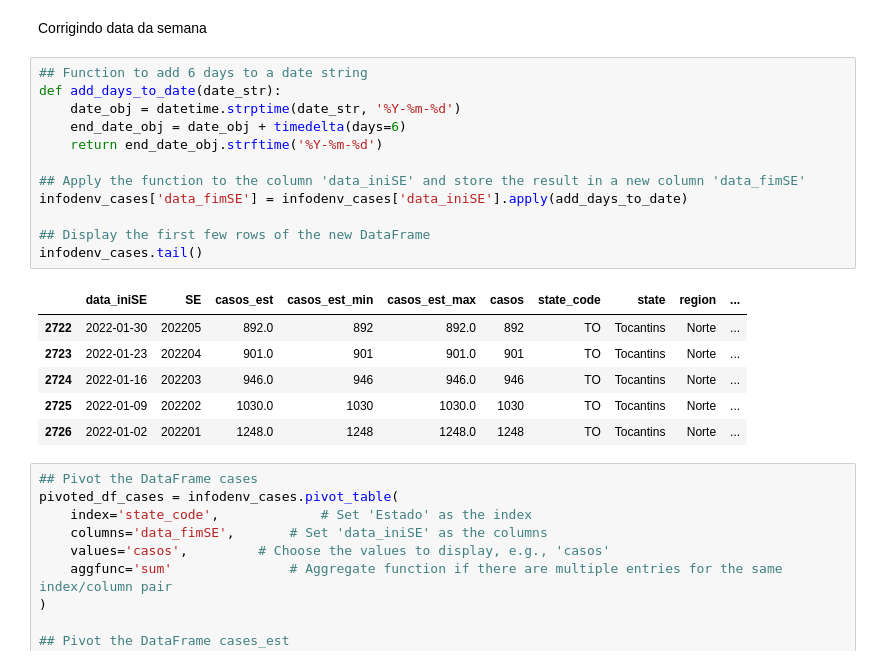
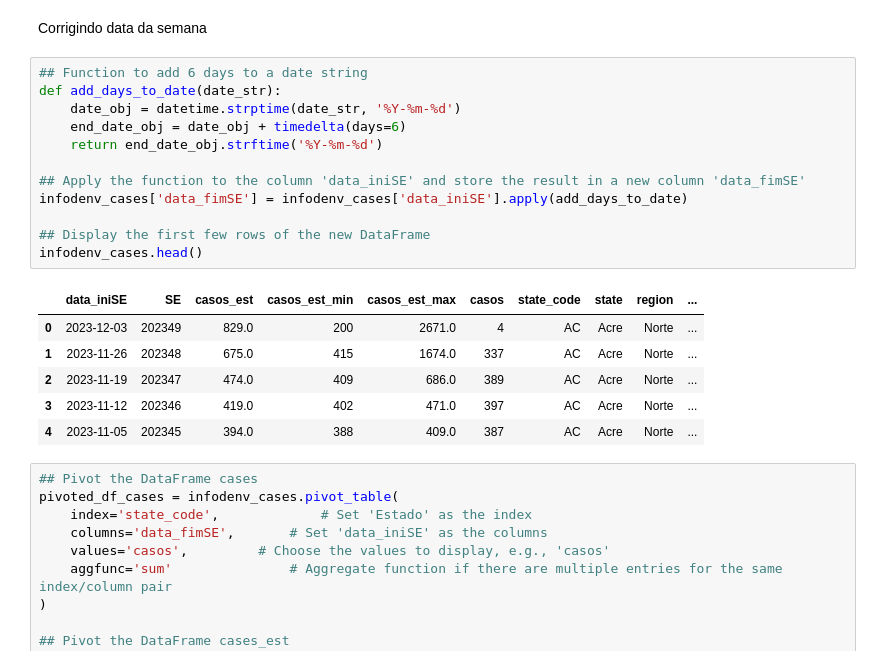
Before and after one commit to InstitutoTodosPelaSaude/arbo, a Jupyter notebook: EDA/scripts/arbo_api_infodenv.ipynb, the cells around one changed output. Cells and saved outputs as stored; diff of their text form.

```diff
--- a/EDA/scripts/arbo_api_infodenv.ipynb
+++ b/EDA/scripts/arbo_api_infodenv.ipynb
@@ -178,22 +178,22 @@ Corrigindo data da semana
 # %%
 ## Function to add 6 days to a date string
 def add_days_to_date(date_str):
     date_obj = datetime.strptime(date_str, '%Y-%m-%d')
     end_date_obj = date_obj + timedelta(days=6)
     return end_date_obj.strftime('%Y-%m-%d')
 
 ## Apply the function to the column 'data_iniSE' and store the result in a new column 'data_fimSE'
 infodenv_cases['data_fimSE'] = infodenv_cases['data_iniSE'].apply(add_days_to_date)
 
 ## Display the first few rows of the new DataFrame
-infodenv_cases.tail()
+infodenv_cases.head()
 # %% [output]
 |  | data_iniSE | SE | casos_est | casos_est_min | casos_est_max | casos | state_code | state | region | ... |
-| 2722 | 2022-01-30 | 202205 | 892.0 | 892 | 892.0 | 892 | TO | Tocantins | Norte | ... |
-| 2723 | 2022-01-23 | 202204 | 901.0 | 901 | 901.0 | 901 | TO | Tocantins | Norte | ... |
-| 2724 | 2022-01-16 | 202203 | 946.0 | 946 | 946.0 | 946 | TO | Tocantins | Norte | ... |
-| 2725 | 2022-01-09 | 202202 | 1030.0 | 1030 | 1030.0 | 1030 | TO | Tocantins | Norte | ... |
-| 2726 | 2022-01-02 | 202201 | 1248.0 | 1248 | 1248.0 | 1248 | TO | Tocantins | Norte | ... |
+| 0 | 2023-12-03 | 202349 | 829.0 | 200 | 2671.0 | 4 | AC | Acre | Norte | ... |
+| 1 | 2023-11-26 | 202348 | 675.0 | 415 | 1674.0 | 337 | AC | Acre | Norte | ... |
+| 2 | 2023-11-19 | 202347 | 474.0 | 409 | 686.0 | 389 | AC | Acre | Norte | ... |
+| 3 | 2023-11-12 | 202346 | 419.0 | 402 | 471.0 | 397 | AC | Acre | Norte | ... |
+| 4 | 2023-11-05 | 202345 | 394.0 | 388 | 409.0 | 387 | AC | Acre | Norte | ... |
 # %%
 ## Pivot the DataFrame cases
 pivoted_df_cases = infodenv_cases.pivot_table(
```
Also changed, not shown: parts of 4 cells of this notebook.
